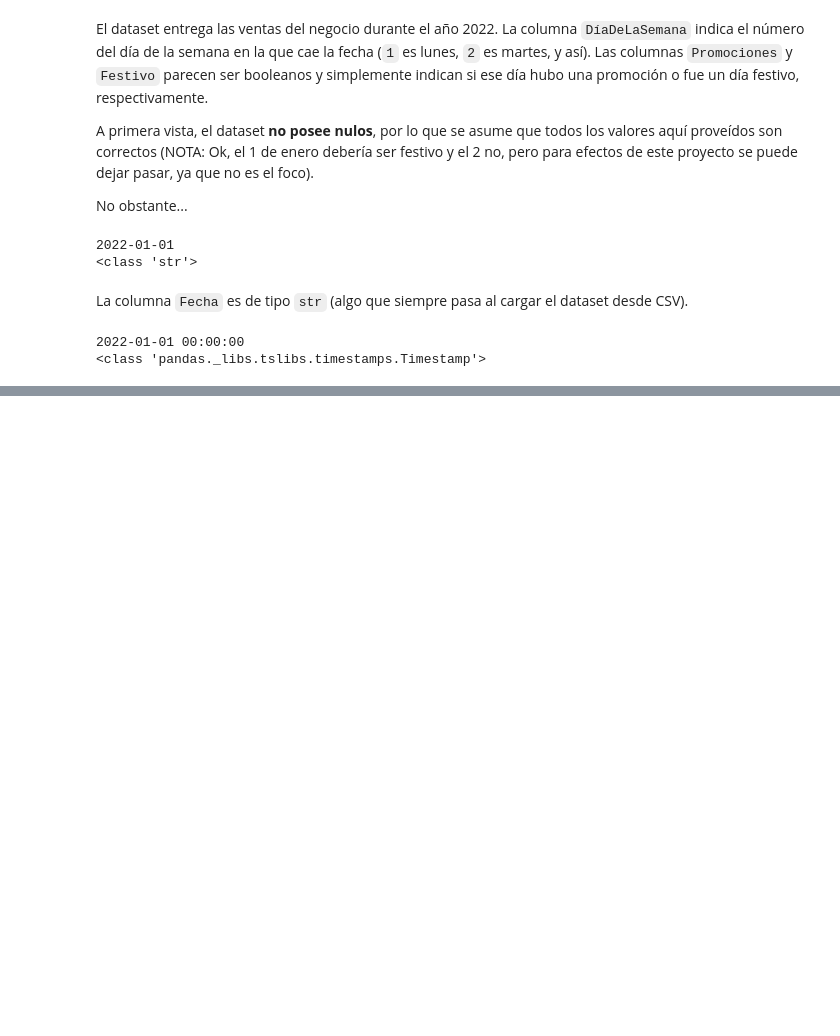
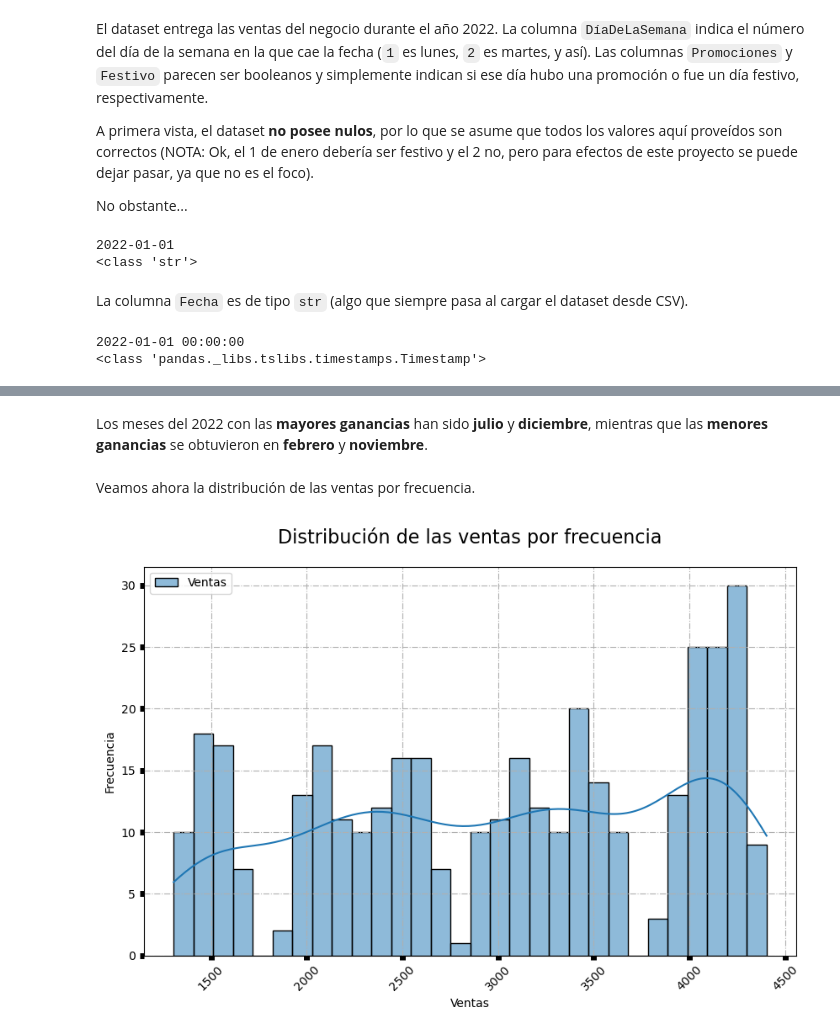
Before and after one commit to frgonzalezb/Udemy_Python_Total_DS_ML, a Jupyter notebook: 11_Machine_Learning_I/Proyecto/Proyecto de Día 11 - Análisis Predictivo para una Tienda Minorista.ipynb, the cells around one changed output, grey strips where cells are left out. Drawn from its saved outputs; the diff is of its cells as text; code cells hidden in the pictures; blank space fills up the shorter version.

```diff
--- a/11_Machine_Learning_I/Proyecto/Proyecto de Día 11 - Análisis Predictivo para una Tienda Minorista.ipynb
+++ b/11_Machine_Learning_I/Proyecto/Proyecto de Día 11 - Análisis Predictivo para una Tienda Minorista.ipynb
@@ -143,0 +265,16 @@ X_train, X_test, y_train, y_test = ms.train_test_split(
+# %% [markdown]
+Los meses del 2022 con las **mayores ganancias** han sido **julio** y **diciembre**, mientras que las **menores ganancias** se obtuvieron en **febrero** y **noviembre**.
+# %% [markdown]
+Veamos ahora la distribución de las ventas por frecuencia.
+# %%
+plt.figure(figsize=(10, 6))
+plt.title('Distribución de las ventas por frecuencia', fontsize=16, pad=20)
+plt.grid(True, linestyle='-.')
+sns.histplot(df[['Ventas']], bins=30, kde=True)
+plt.tick_params(width=5)
+plt.xticks(rotation=45)
+plt.xlabel('Ventas')
+plt.ylabel('Frecuencia')
+plt.show()
+# %% [output]
+[figure, added]
```
Also changed, not shown: parts of 16 cells of this notebook.
